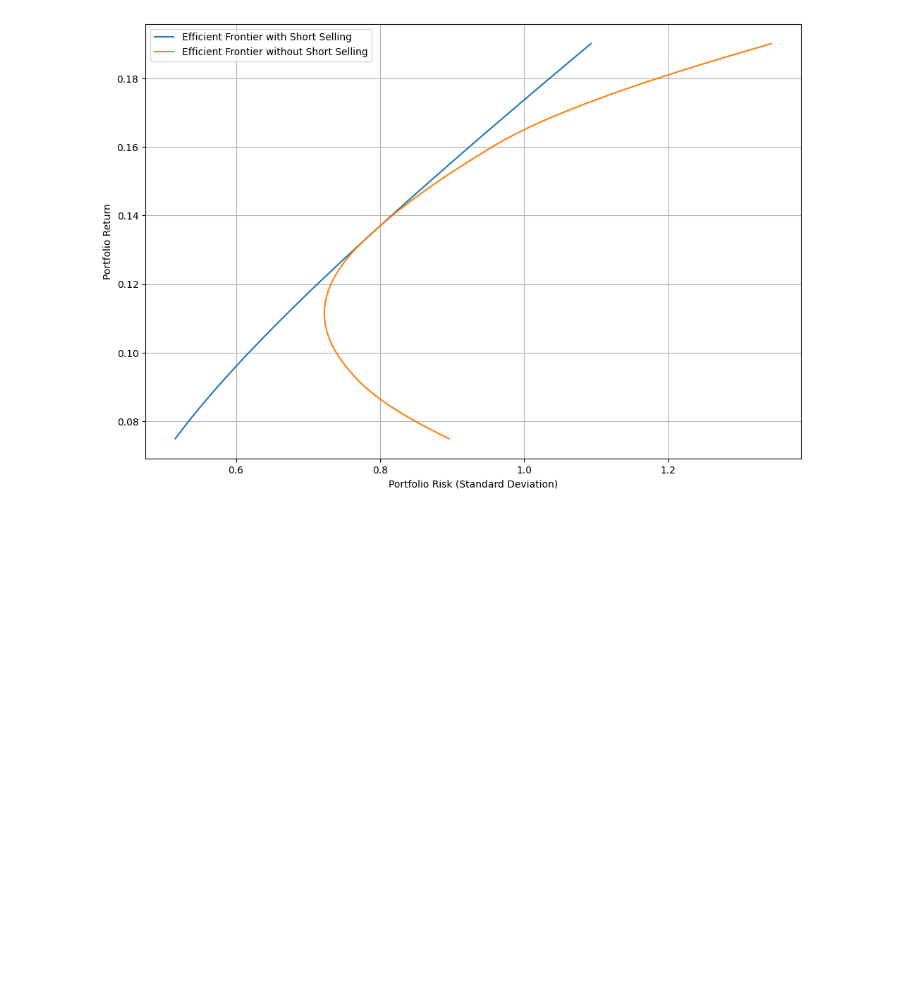
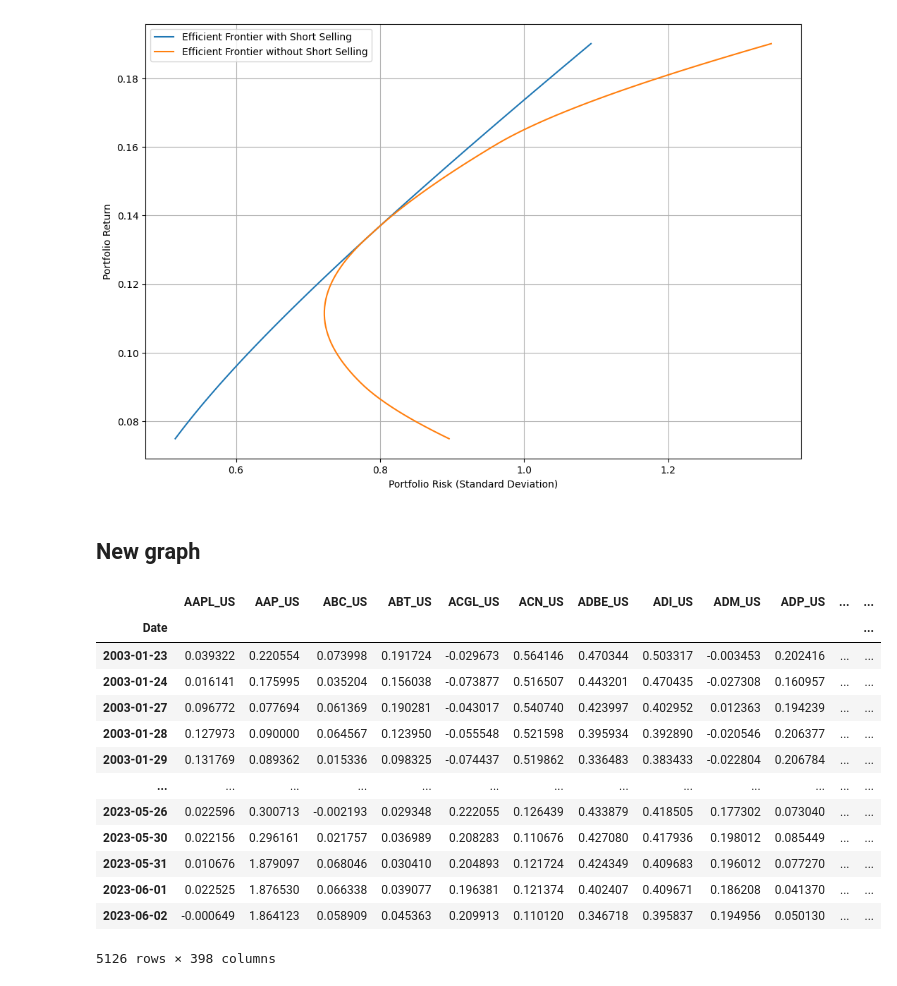
Before and after one commit to fcelya/long-short-pnl-drivers, a Jupyter notebook: tfg-escrito/sections/test.ipynb, the cells around one changed output. Saved outputs shown, nothing was run; the diff lists cells and outputs as text; code cells hidden in the pictures; blank space fills up the shorter version.

```diff
--- a/tfg-escrito/sections/test.ipynb
+++ b/tfg-escrito/sections/test.ipynb
@@ -121,3 +121,24 @@ plt.grid(True)
 plt.show()
 # %% [output]
 [figure]
+# %% [markdown]
+## New graph
+# %%
+market_spread_over_sp = pd.read_csv('../../Pairs_SP500_FPT/1mo_rolling_hist_stock_minus_sp_vol.csv', index_col=0, parse_dates=True)
+market_spread_over_sp
+market_spread_over_sp
+# %% [output]
+|  | AAPL_US | AAP_US | ABC_US | ABT_US | ACGL_US | ACN_US | ADBE_US | ADI_US | ADM_US | ADP_US | ... | ... |
+| Date |  |  |  |  |  |  |  |  |  |  |  | ... |
+| 2003-01-23 | 0.039322 | 0.220554 | 0.073998 | 0.191724 | -0.029673 | 0.564146 | 0.470344 | 0.503317 | -0.003453 | 0.202416 | ... | ... |
+| 2003-01-24 | 0.016141 | 0.175995 | 0.035204 | 0.156038 | -0.073877 | 0.516507 | 0.443201 | 0.470435 | -0.027308 | 0.160957 | ... | ... |
+| 2003-01-27 | 0.096772 | 0.077694 | 0.061369 | 0.190281 | -0.043017 | 0.540740 | 0.423997 | 0.402952 | 0.012363 | 0.194239 | ... | ... |
+| 2003-01-28 | 0.127973 | 0.090000 | 0.064567 | 0.123950 | -0.055548 | 0.521598 | 0.395934 | 0.392890 | -0.020546 | 0.206377 | ... | ... |
+| 2003-01-29 | 0.131769 | 0.089362 | 0.015336 | 0.098325 | -0.074437 | 0.519862 | 0.336483 | 0.383433 | -0.022804 | 0.206784 | ... | ... |
+| ... | ... | ... | ... | ... | ... | ... | ... | ... | ... | ... | ... | ... |
+| 2023-05-26 | 0.022596 | 0.300713 | -0.002193 | 0.029348 | 0.222055 | 0.126439 | 0.433879 | 0.418505 | 0.177302 | 0.073040 | ... | ... |
+| 2023-05-30 | 0.022156 | 0.296161 | 0.021757 | 0.036989 | 0.208283 | 0.110676 | 0.427080 | 0.417936 | 0.198012 | 0.085449 | ... | ... |
+| 2023-05-31 | 0.010676 | 1.879097 | 0.068046 | 0.030410 | 0.204893 | 0.121724 | 0.424349 | 0.409683 | 0.196012 | 0.077270 | ... | ... |
+| 2023-06-01 | 0.022525 | 1.876530 | 0.066338 | 0.039077 | 0.196381 | 0.121374 | 0.402407 | 0.409671 | 0.186208 | 0.041370 | ... | ... |
+| 2023-06-02 | -0.000649 | 1.864123 | 0.058909 | 0.045363 | 0.209913 | 0.110120 | 0.346718 | 0.395837 | 0.194956 | 0.050130 | ... | ... |
+5126 rows × 398 columns
```
Also changed, not shown: parts of 1 cell of this notebook, 2 other files.
